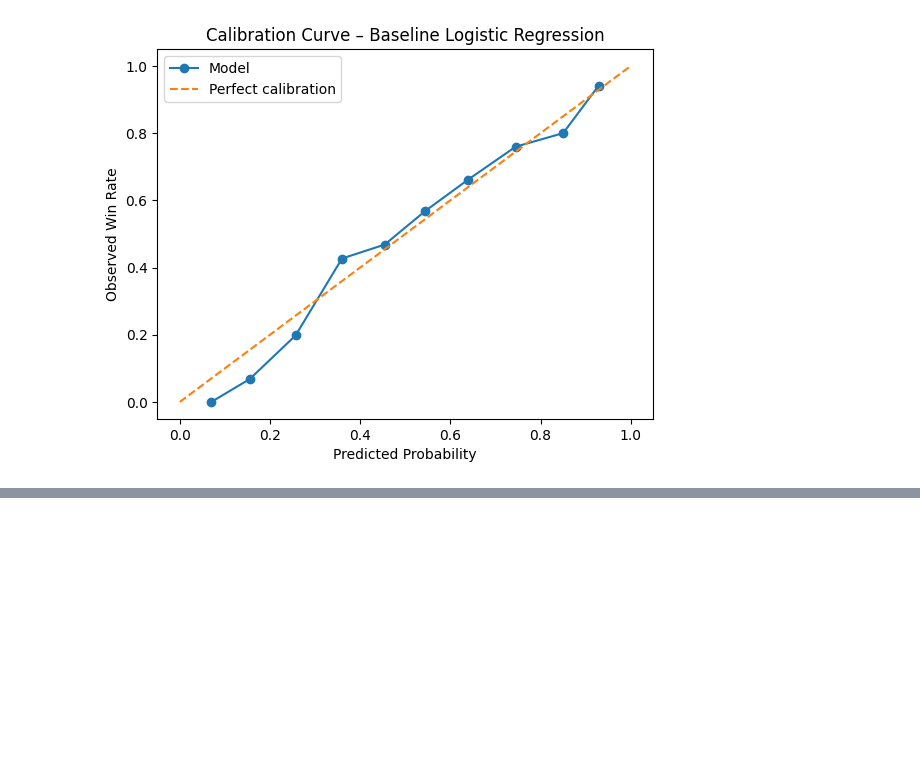
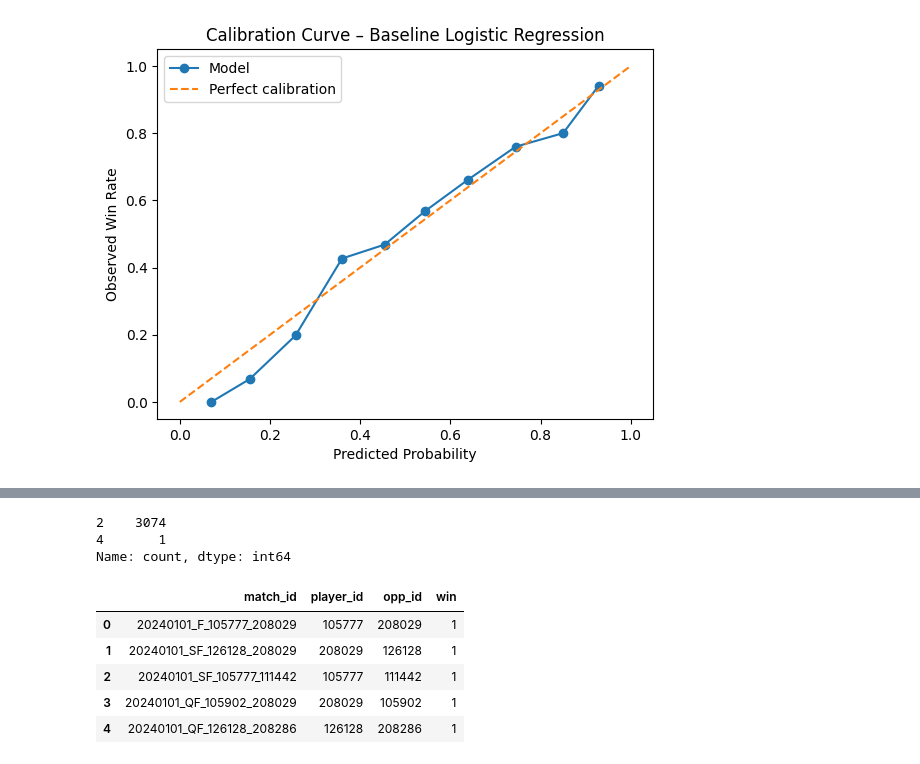
Before and after one commit to alfiemarkj-bot/tennis-pricing-inefficiencies, a Jupyter notebook: notebooks/01_data_loading_and_exploration.ipynb, the cells around one changed output, grey strips where cells are left out. Saved outputs shown, nothing was run; the diff lists cells and outputs as text; code cells hidden in the pictures; blank space fills up the shorter version.

Commit message:
Add baseline probability model and calibration analysis

```diff
--- a/notebooks/01_data_loading_and_exploration.ipynb
+++ b/notebooks/01_data_loading_and_exploration.ipynb
@@ -305,0 +487,10 @@ A logistic regression model was trained to estimate match win probabilities usin
+# %%
+df_long["match_id"] = (
+    df_long["tourney_date"].astype(str)
+    + "_" +
+    df_long["round"].astype(str)
+    + "_" +
+    df_long[["player_id", "opp_id"]]
+        .astype(str)
+        .apply(lambda x: "_".join(sorted(x)), axis=1)
+)
@@ -305,0 +499,6 @@ A logistic regression model was trained to estimate match win probabilities usin
+# %%
+df_long.groupby("match_id").size().value_counts()
+# %% [output]
+2    3074
+4       1
+Name: count, dtype: int64
@@ -305,0 +507,15 @@ A logistic regression model was trained to estimate match win probabilities usin
+# %%
+df_model = (
+    df_long
+    .dropna(subset=["rank_diff", "rank_points_diff", "age_diff"])
+    .copy()
+)
+# %%
+df_model[["match_id", "player_id", "opp_id", "win"]].head()
+# %% [output]
+|  | match_id | player_id | opp_id | win |
+| 0 | 20240101_F_105777_208029 | 105777 | 208029 | 1 |
+| 1 | 20240101_SF_126128_208029 | 208029 | 126128 | 1 |
+| 2 | 20240101_SF_105777_111442 | 105777 | 111442 | 1 |
+| 3 | 20240101_QF_105902_208029 | 208029 | 105902 | 1 |
+| 4 | 20240101_QF_126128_208286 | 126128 | 208286 | 1 |
```
Also changed, not shown: parts of 46 cells of this notebook.
